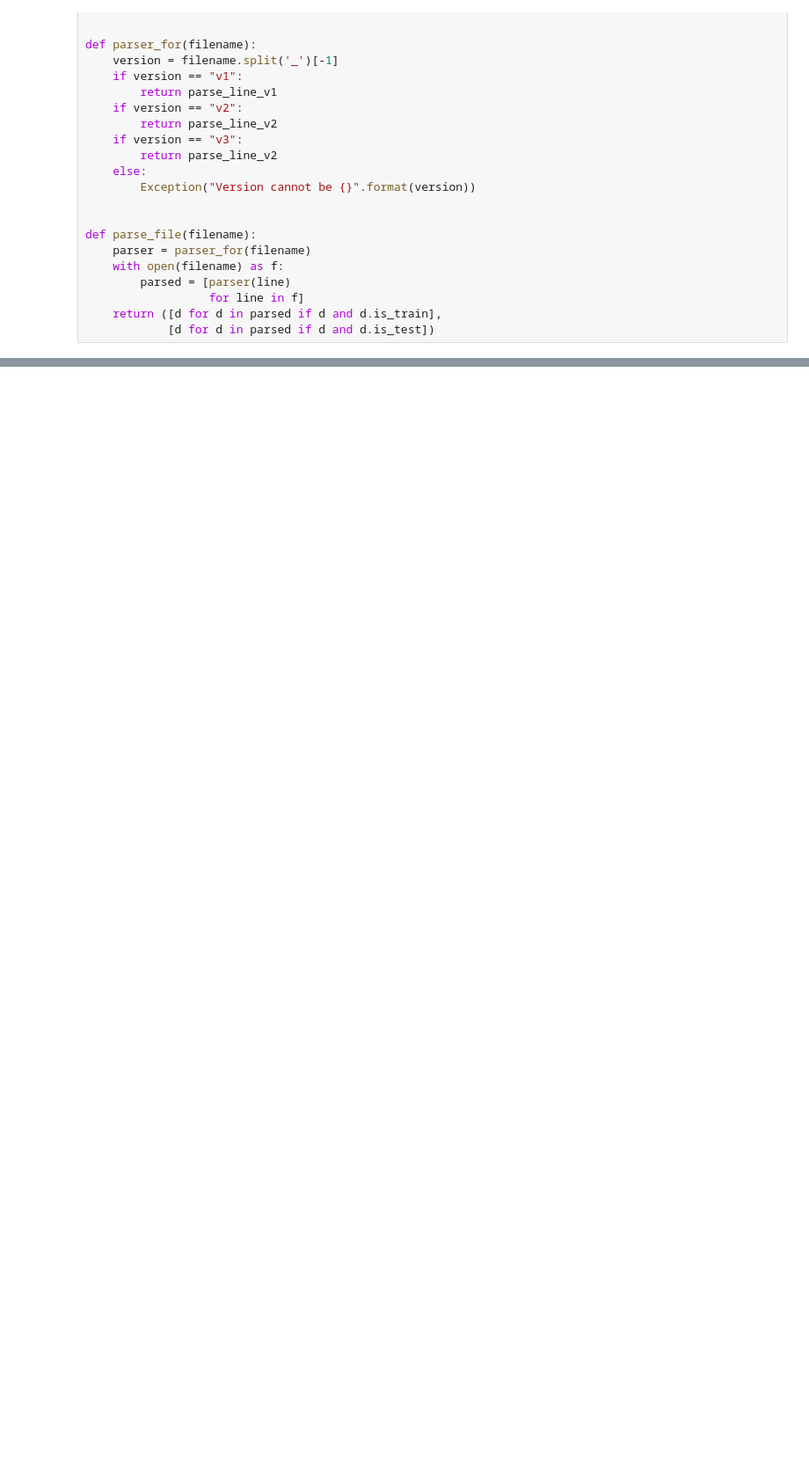
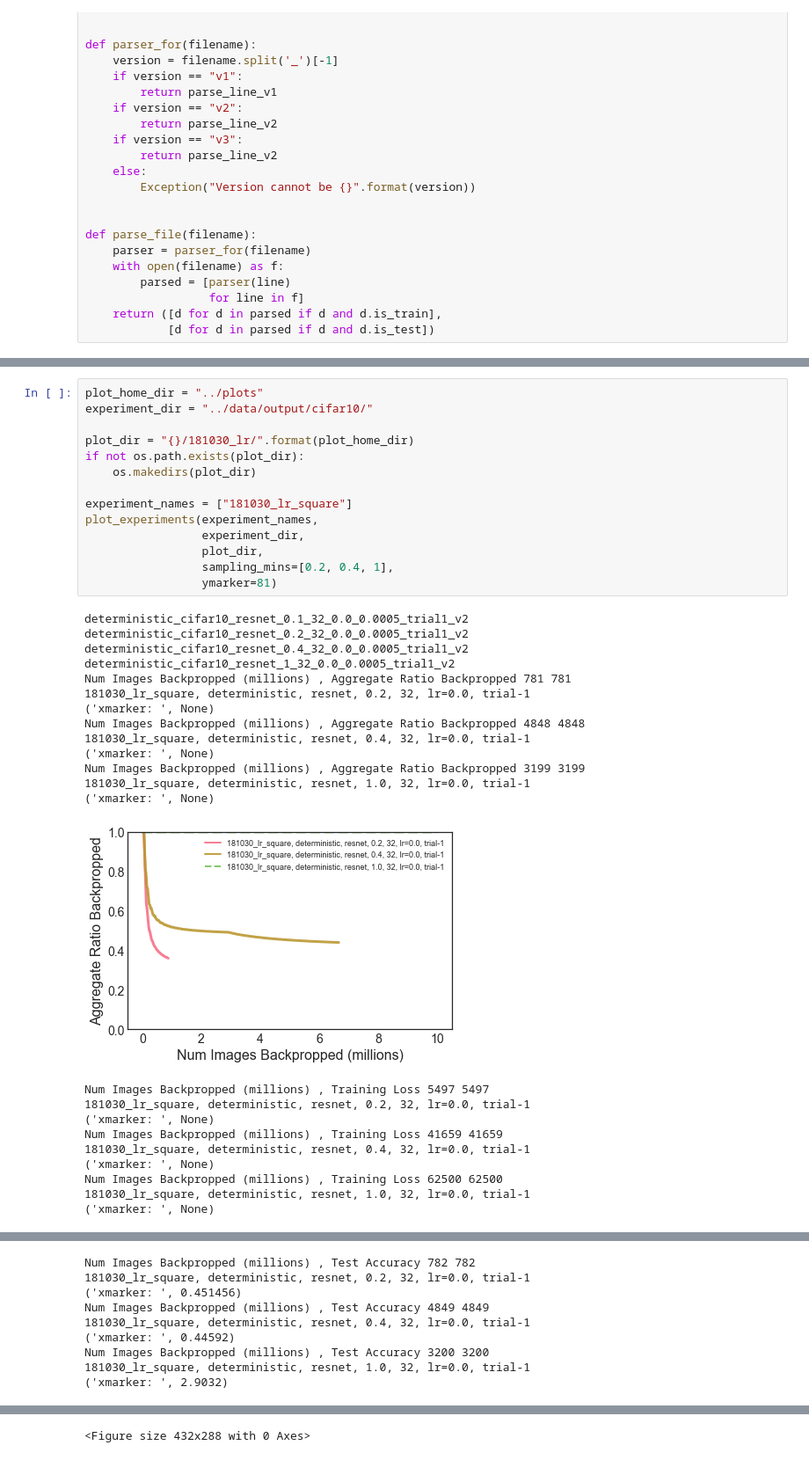
Before and after one commit to angelajiang/bias-in-datasets, a Jupyter notebook: active_learning/ipython/Attribution of Accuracy.ipynb, the cells around one changed output, grey strips where cells are left out. Shown at 88% size. Cells and saved outputs as stored; diff of their text form; blank space fills up the shorter version.

```diff
--- a/active_learning/ipython/Attribution of Accuracy.ipynb
+++ b/active_learning/ipython/Attribution of Accuracy.ipynb
@@ -318,0 +517,38 @@ Num Images Backpropped , Test Loss 6293 6293
+# %%
+plot_home_dir = "../plots"
+experiment_dir = "../data/output/cifar10/"
+
+plot_dir = "{}/181030_lr/".format(plot_home_dir)
+if not os.path.exists(plot_dir):
+    os.makedirs(plot_dir)
+
+experiment_names = ["181030_lr_square"]
+plot_experiments(experiment_names,
+                 experiment_dir,
+                 plot_dir,
+                 sampling_mins=[0.2, 0.4, 1],
+                 ymarker=81)
+# %% [output]
+deterministic_cifar10_resnet_0.1_32_0.0_0.0005_trial1_v2
+deterministic_cifar10_resnet_0.2_32_0.0_0.0005_trial1_v2
+deterministic_cifar10_resnet_0.4_32_0.0_0.0005_trial1_v2
+deterministic_cifar10_resnet_1_32_0.0_0.0005_trial1_v2
+Num Images Backpropped (millions) , Aggregate Ratio Backpropped 781 781
+181030_lr_square, deterministic, resnet, 0.2, 32, lr=0.0, trial-1
+('xmarker: ', None)
+Num Images Backpropped (millions) , Aggregate Ratio Backpropped 4848 4848
+181030_lr_square, deterministic, resnet, 0.4, 32, lr=0.0, trial-1
+('xmarker: ', None)
+Num Images Backpropped (millions) , Aggregate Ratio Backpropped 3199 3199
+181030_lr_square, deterministic, resnet, 1.0, 32, lr=0.0, trial-1
+('xmarker: ', None)
+[figure, added]
+Num Images Backpropped (millions) , Training Loss 5497 5497
+181030_lr_square, deterministic, resnet, 0.2, 32, lr=0.0, trial-1
+('xmarker: ', None)
+Num Images Backpropped (millions) , Training Loss 41659 41659
+181030_lr_square, deterministic, resnet, 0.4, 32, lr=0.0, trial-1
+('xmarker: ', None)
+Num Images Backpropped (millions) , Training Loss 62500 62500
+181030_lr_square, deterministic, resnet, 1.0, 32, lr=0.0, trial-1
+('xmarker: ', None)
@@ -318,0 +556,9 @@ Num Images Backpropped , Test Loss 6293 6293
+Num Images Backpropped (millions) , Test Accuracy 782 782
+181030_lr_square, deterministic, resnet, 0.2, 32, lr=0.0, trial-1
+('xmarker: ', 0.451456)
+Num Images Backpropped (millions) , Test Accuracy 4849 4849
+181030_lr_square, deterministic, resnet, 0.4, 32, lr=0.0, trial-1
+('xmarker: ', 0.44592)
+Num Images Backpropped (millions) , Test Accuracy 3200 3200
+181030_lr_square, deterministic, resnet, 1.0, 32, lr=0.0, trial-1
+('xmarker: ', 2.9032)
@@ -319,3 +586,4 @@ Num Images Backpropped , Test Loss 6293 6293
+<Figure size 432x288 with 0 Axes>
 # %%
 plot_home_dir = "../plots"
 experiment_dir = "../data/output/cifar10/"
```
Also changed, not shown: parts of 9 cells of this notebook, 4 other files.
